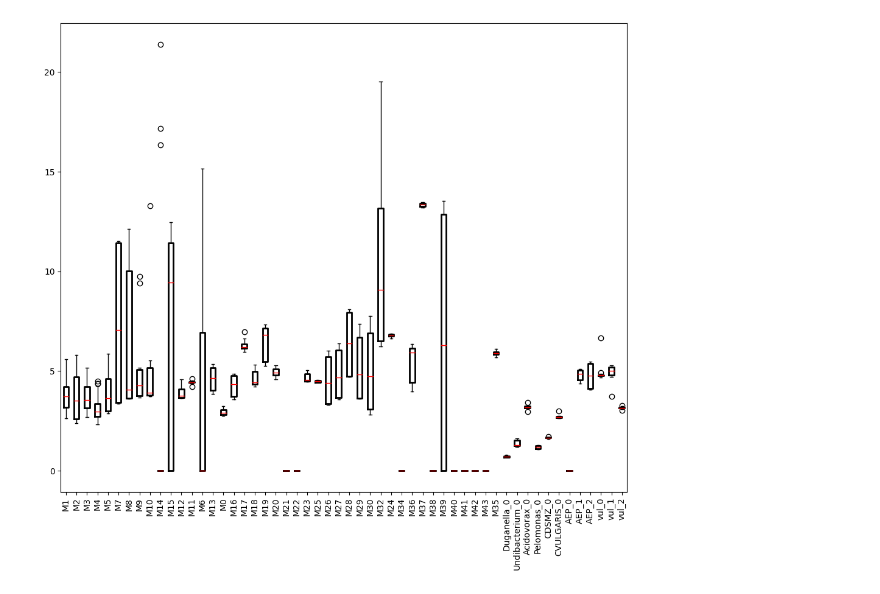
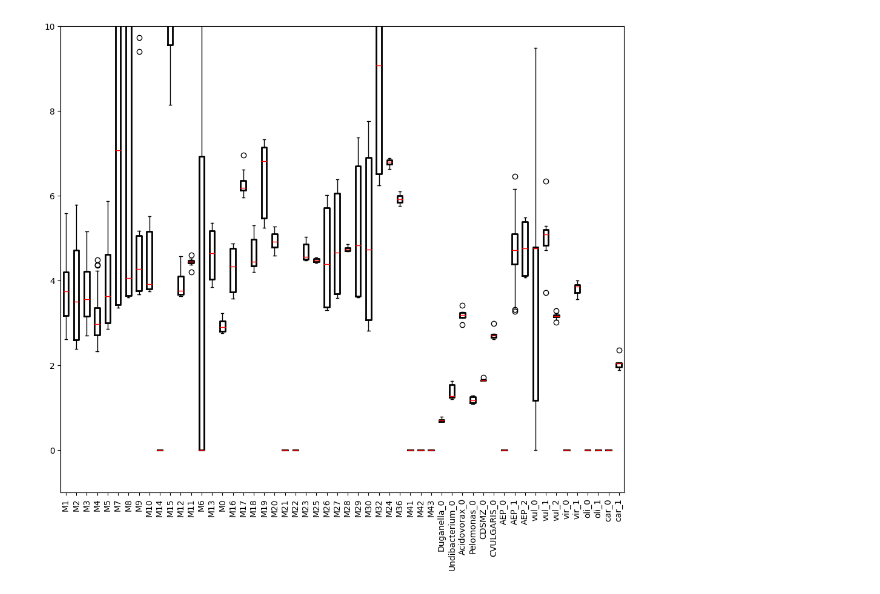
Before and after one commit to Kanomble/amino_acid_project, a Jupyter notebook: scripts/data_processing.ipynb, the cells around one changed output. Saved outputs shown, nothing was run; the diff lists cells and outputs as text; code cells hidden in the pictures.

```diff
--- a/scripts/data_processing.ipynb
+++ b/scripts/data_processing.ipynb
@@ -504,13 +557,13 @@ for date in listdir(data_path):
 # %%
 not_to_use_experiments = ["24_02_05",
                           "24_03_07_l1",
-                          "24_03_07_l2"]
+                          "24_03_07_l2","24_04_08","24_04_18"]
 
 not_to_use_experiments_dict = {"24_03_14_l1":["M6"],
                                "24_03_14_l2":["M6"],
                                "24_03_21":["M2","M15"],
                                "24_04_02":["M24"],
-                               "24_04_08":["M33","M35"]}
+                               "24_04_08":["M33","M35"],"24_04_05_l2":["M28"]}
 
 all_od_data_dict = {}
 all_gfp_data_dict = {}
@@ -529,10 +582,10 @@ for date in data_layout_dict:
         data = data.replace(",",".", regex=True)
 
         # fix for duganella undibacterium acidovorax dsmz c. vulgaris dataframe
-        if date == "24_11_22_l2":
+        if date == "24_11_22_l2" or date == "24_11_29_l2":
             data = transpose_dataframe(data)
 
-        if date == "24_05_17" or date == "24_11_22_l1" or date == "24_11_22_l2":
+        if date == "24_05_17" or date == "24_11_22_l1" or date == "24_11_22_l2" or date == "24_11_29_l1" or date == "24_11_29_l2":
             new_row = data.columns
             new_cols = ["Unnamed: {}".format(x) for x in range(len(data.columns))]
             data.columns = range(len(data.columns))
@@ -561,20 +614,23 @@ for date in data_layout_dict:
 
 
 
-        plot_od_gfp(od_dict, gfp_dict, date)
+        # plot_od_gfp(od_dict, gfp_dict, date)
         all_od_data_dict[date] = od_dict
         all_gfp_data_dict[date] = gfp_dict
 
         od_data = transform_od_data_dict(all_od_data_dict[date])
         od_data = apply_savgol_filter_on_data_dict(od_data)
         log_data_dict = transform_data_dict_to_log10(od_data)
-        gtime = calculate_generation_times(log_data_dict, start_od=0.05, end_od=0.1)
-        gtime_data = np.round(gtime/60, 2)
-        plot_generation_time(gtime_data, date, "generation_time_005_01.svg")
+
+        # plot_log_data(log_data_dict,date)
+
+        #gtime = calculate_generation_times(log_data_dict, start_od=0.05, end_od=0.1)
+        #gtime_data = np.round(gtime/60, 2)
+        #plot_generation_time(gtime_data, date, "generation_time_005_01.svg")
 
         gtime = calculate_generation_times(log_data_dict, start_od=0.1, end_od=0.4)
         gtime_data = np.round(gtime/60, 2)
-        plot_generation_time(gtime_data, date, "generation_time_01_04.svg")
+        #plot_generation_time(gtime_data, date, "generation_time_01_04.svg")
 
         for col in gtime_data.columns:
             if col not in list(summary_gtime_data.keys()):
@@ -592,7 +648,7 @@ for date in data_layout_dict:
             max_od_dict[media] = max_values
 
         max_od_dataframe = pd.DataFrame.from_dict(max_od_dict)
-        plot_max_od(max_od_dataframe,date,"max_od.svg")
+        # plot_max_od(max_od_dataframe,date,"max_od.svg")
 # %% [output]
 [*] WORKING ON DATE: 24_02_02
 [*] Creating OD/GFP dataframe dictionaries
@@ -631,20 +670,21 @@ for date in data_layout_dict:
 # %%
 labels = list(summary_gtime_data.keys())
 values = list(summary_gtime_data.values())
 
 box_props = dict(color="black", linewidth=2)
 median_props = dict(color="red")
 whisker_props = dict(color="black")
 
 boxplot_values = []
 for vallist in values:
     boxplot_values.append([x for x in vallist if np.isnan(x) == False])
 
 plt.figure(figsize=(12,10))
 boxplot= plt.boxplot(boxplot_values, labels=labels, manage_ticks=True,
                      boxprops=box_props, medianprops=median_props, whiskerprops=whisker_props)
 
 xticks = plt.xticks(rotation=90)
+plt.ylim(-1,10)
 plt.show()
 # %% [output]
-[figure, old version]
+[figure, new version]
```
Also changed, not shown: parts of 28 cells of this notebook, 13 other files.
